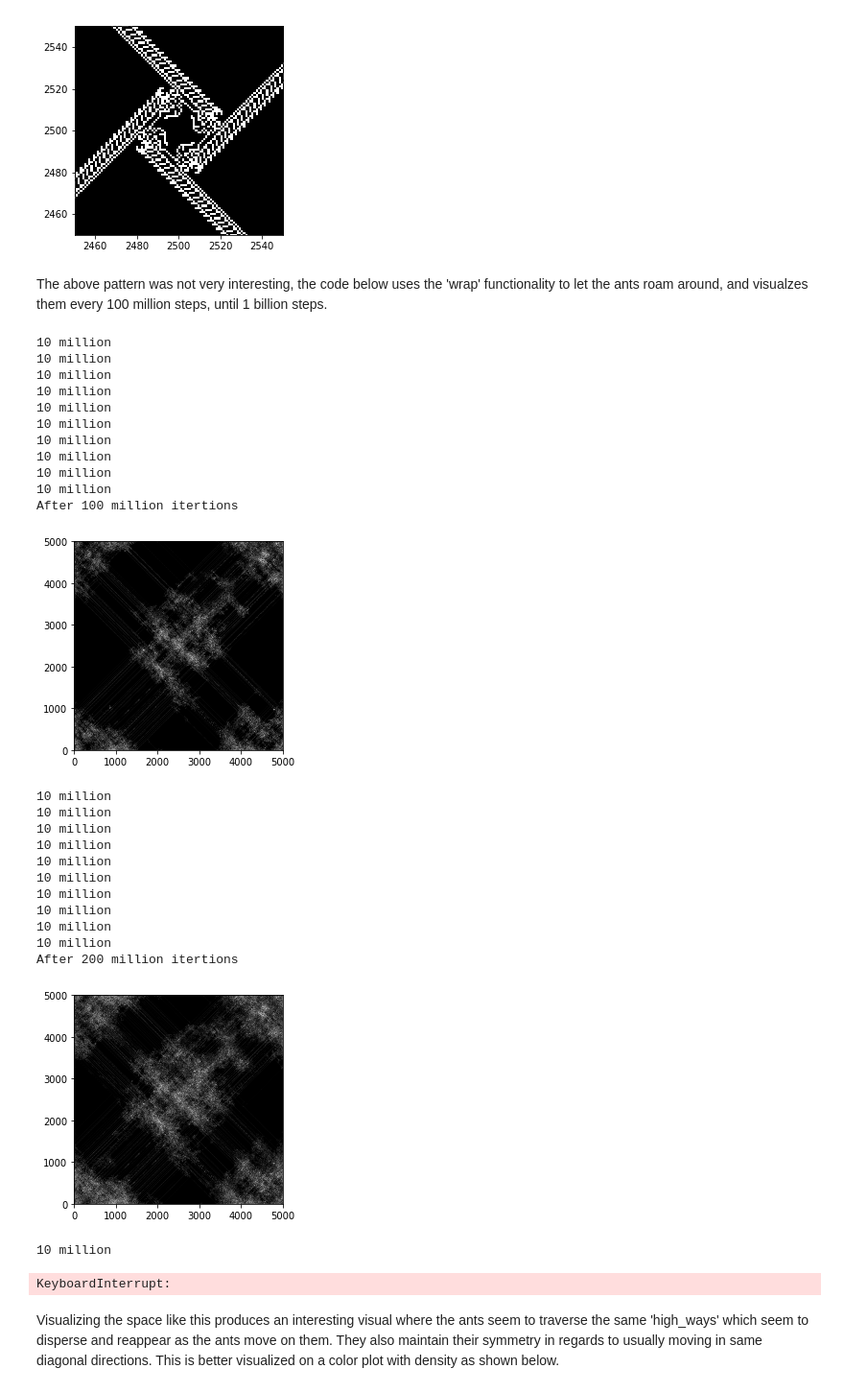
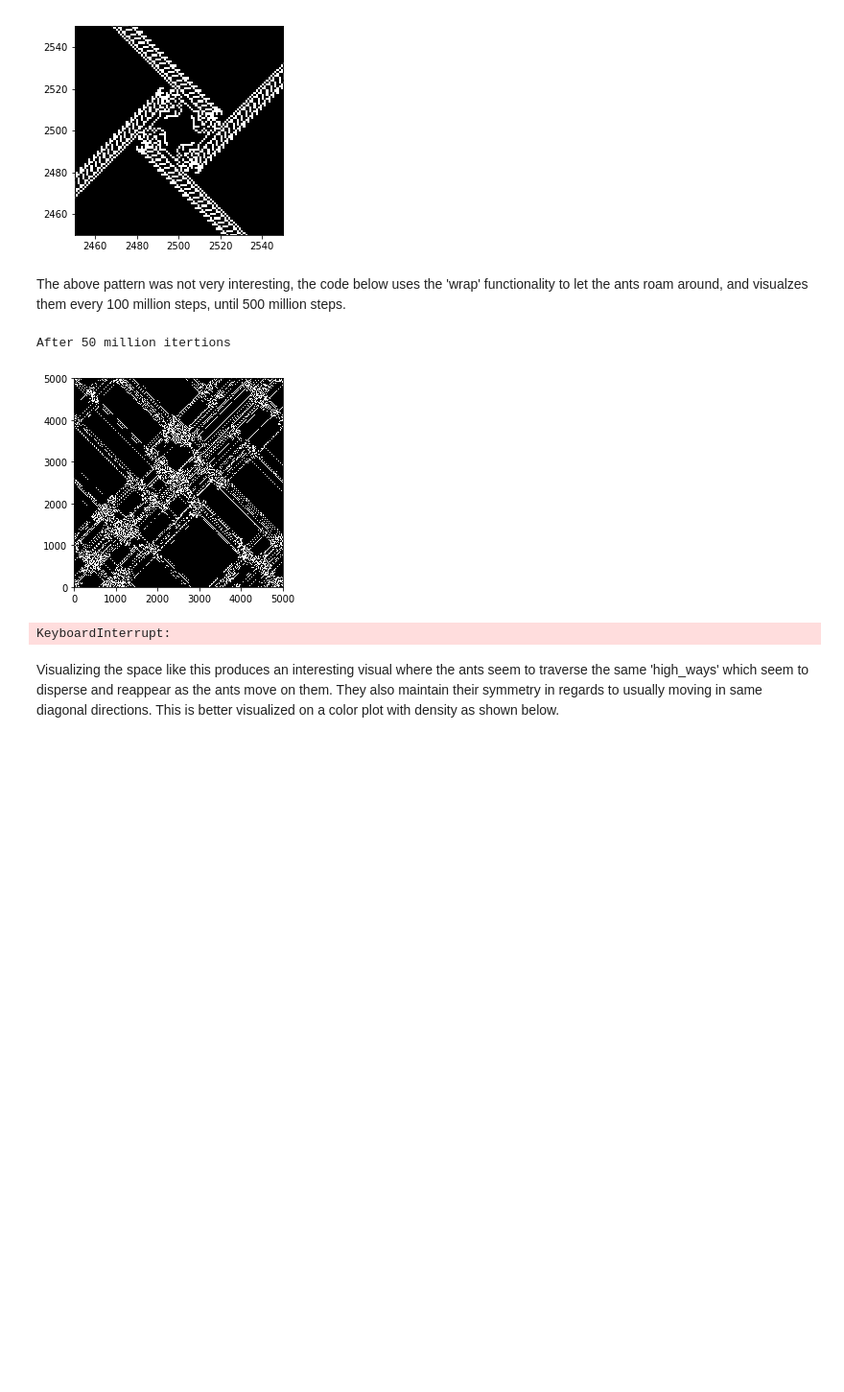
Before and after one commit to div3/LangtonAnt, a Jupyter notebook: Implementation.ipynb, the cells around one changed output. Shown: that part at 96% size. Cells and saved outputs as stored; diff of their text form; code cells hidden in the pictures; blank space fills up the shorter version.

```diff
--- a/Implementation.ipynb
+++ b/Implementation.ipynb
@@ -302,44 +302,21 @@ plt.show()
 [figure]
 [figure]
 # %% [markdown]
-The above pattern was not very interesting, the code below uses the 'wrap' functionality to let the ants roam around, and visualzes them every 100 million steps, until 1 billion steps.
+The above pattern was not very interesting, the code below uses the 'wrap' functionality to let the ants roam around, and visualzes them every 100 million steps, until 500 million steps.
 # %%
 start, space = initialize(space)
 current_position = [[500, 500], [500, 4500], [4500, 500], [4500, 4500]]
 current_direction_list = [direction.SOUTH, direction.WEST, direction.EAST, direction.NORTH]
-for i in range (1, 11):
-    space = multiple_ants_unique_direction_and_addition(space, current_position, 5000000, current_direction_list, wrap = 1)
+for i in range (1, 6):
+    space = multiple_ants_unique_direction(space, current_position, 50000000, current_direction_list, wrap = 1)
     print("After {0}0 million itertions".format(5*i))
     plt.imshow(space,cmap='gist_gray', interpolation='nearest')
     plt.axis([0, 5000, 0, 5000])
     plt.show()
 # %% [output]
-10 million
-10 million
-10 million
-10 million
-10 million
-10 million
-10 million
-10 million
-10 million
-10 million
-After 100 million itertions
+After 50 million itertions
-[figure, old version]
+[figure, new version]
-10 million
-10 million
-10 million
-10 million
-10 million
-10 million
-10 million
-10 million
-10 million
-10 million
-After 200 million itertions
+KeyboardInterrupt:
-[figure, removed]
-10 million
-KeyboardInterrupt:
 # %% [markdown]
 Visualizing the space like this produces an interesting visual where the ants seem to traverse the same 'high_ways' which seem to disperse and reappear as the ants move on them. They also maintain their symmetry in regards to usually moving in same diagonal directions. This is better visualized on a color plot with density as shown below.
 # %%
```
Also changed, not shown: parts of 1 cell of this notebook.
